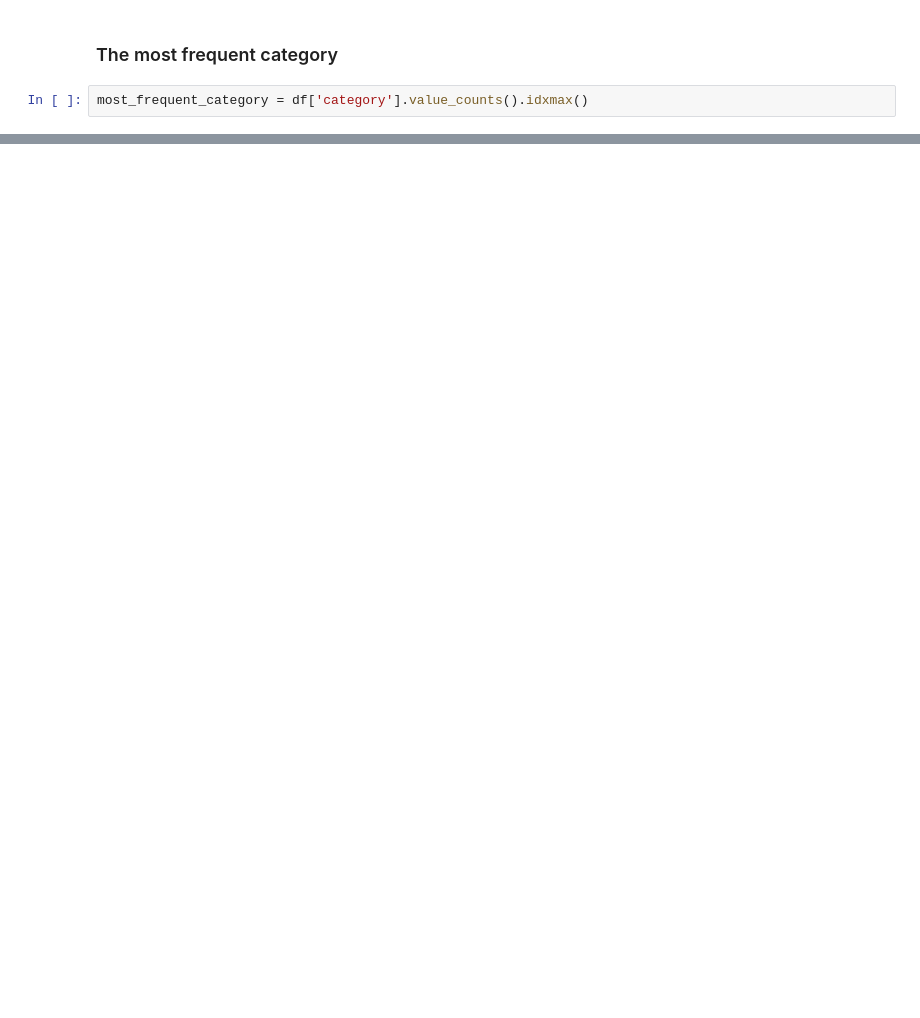
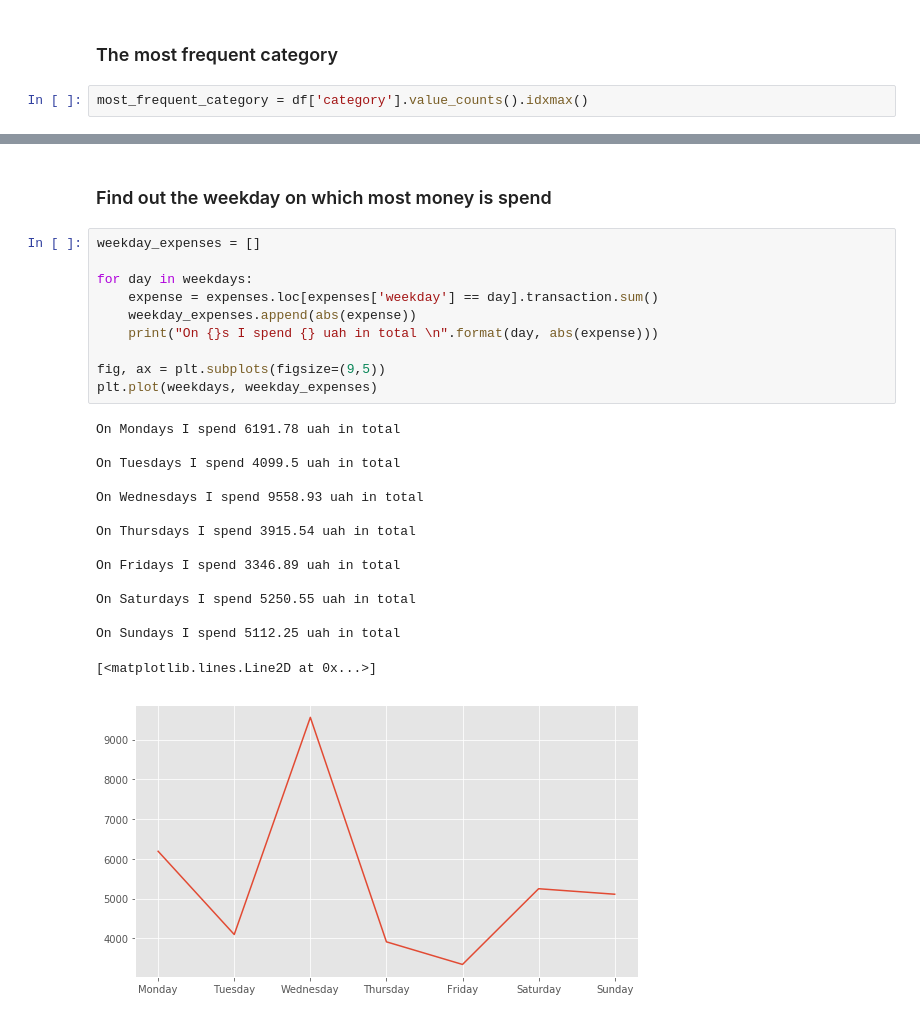
Before and after one commit to tbatsenko/data_processing_pb_analysis, a Jupyter notebook: Money analysis - privatbank.ipynb, the cells around one changed output, grey strips where cells are left out. Cells and saved outputs as stored; diff of their text form; blank space fills up the shorter version.

```diff
--- a/Money analysis - privatbank.ipynb
+++ b/Money analysis - privatbank.ipynb
@@ -373,0 +503,28 @@ MONEY TRANSFER
+# %% [markdown]
+### Find out the weekday on which most money is spend
+# %%
+weekday_expenses = []
+
+for day in weekdays:
+    expense = expenses.loc[expenses['weekday'] == day].transaction.sum()
+    weekday_expenses.append(abs(expense))
+    print("On {}s I spend {} uah in total \n".format(day, abs(expense)))
+
+fig, ax = plt.subplots(figsize=(9,5))
+plt.plot(weekdays, weekday_expenses)
+# %% [output]
+On Mondays I spend 6191.78 uah in total
+
+On Tuesdays I spend 4099.5 uah in total
+
+On Wednesdays I spend 9558.93 uah in total
+
+On Thursdays I spend 3915.54 uah in total
+
+On Fridays I spend 3346.89 uah in total
+
+On Saturdays I spend 5250.55 uah in total
+
+On Sundays I spend 5112.25 uah in total
+[<matplotlib.lines.Line2D at 0x...>]
+[figure, added]
```
Also changed, not shown: parts of 28 cells of this notebook, 6 other files.
